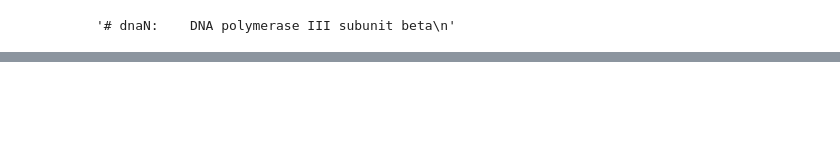
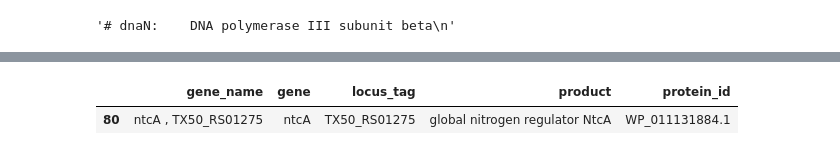
Before and after one commit to wosnat/llm_gene_expression, a Jupyter notebook: Review Paper 1 - single prompt/single prompt display.ipynb, the cells around one changed output, grey strips where cells are left out. Saved outputs shown, nothing was run; the diff lists cells and outputs as text; code cells hidden in the pictures; blank space fills up the shorter version.

```diff
--- a/Review Paper 1 - single prompt/single prompt display.ipynb
+++ b/Review Paper 1 - single prompt/single prompt display.ipynb
@@ -1292,3 +1300,8 @@ demo.launch(inbrowser=True)
 
 To create a public link, set `share=True` in `launch()`.
 [interactive output not drawn]
+# %%
+gff_named_df.loc[gff_named_df.gene.isin(['ntcA'])]
+# %% [output]
+|  | gene_name | gene | locus_tag | product | protein_id |
+| 80 | ntcA , TX50_RS01275 | ntcA | TX50_RS01275 | global nitrogen regulator NtcA | WP_011131884.1 |
```
Also changed, not shown: parts of 4 cells of this notebook, 1 other file.
